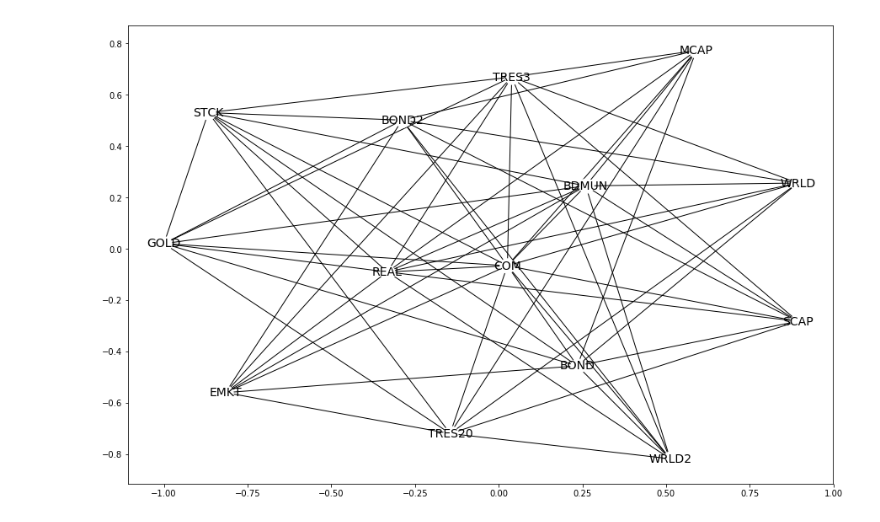
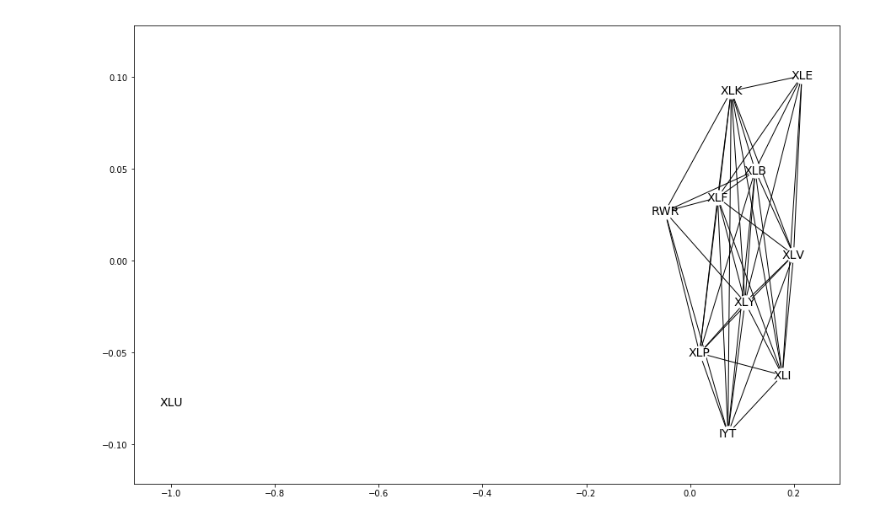
Before and after one commit to fiqureshi1/quantum-graphs-financial-assets, a Jupyter notebook: FQ_DWGraphs_FinData_Tests.ipynb, the cells around one changed output. Saved outputs shown, nothing was run; the diff lists cells and outputs as text; code cells hidden in the pictures.

```diff
--- a/FQ_DWGraphs_FinData_Tests.ipynb
+++ b/FQ_DWGraphs_FinData_Tests.ipynb
@@ -19,16 +19,6 @@ import networkx as nx
 
 # Select a D-Wave system and handle mapping from problem graph to sampler graph
 sampler = EmbeddingComposite(DWaveSampler(solver=dwave_solver, token=api_key))
-# %%
-# Import graph node labels
-node_labels = []
-with open('CryptoSymbols.csv') as f:
-    for line in f.readlines():
-        line = line.rstrip()
-        node_labels.append(line)
-
-# Import correlation data
-corr_matrices = sio.loadmat('P_mat.mat').get('P_mat')
 # %%
 def MakeGraph(corr_mat, node_labels, type):
 
@@ -61,25 +51,40 @@ def MakeGraph(corr_mat, node_labels, type):
 
     return G
 # %%
-node_labels = ['STCK','MCAP','SCAP','TRES3','BOND','TRES20','BOND2','BDMUN','WRLD','WRLD2','EMKT','REAL','COM','GOLD']
-corr_mat_df = pd.read_csv('AssetClasses.csv', header=None, names=node_labels)
-corr_mat = corr_mat_df.values
+# node_labels = ['STCK','MCAP','SCAP','TRES3','BOND','TRES20','BOND2','BDMUN','WRLD','WRLD2','EMKT','REAL','COM','GOLD']
+# corr_mat_df = pd.read_csv('AssetClasses.csv', header=None, names=node_labels)
+# corr_mat = corr_mat_df.values
 
 # node_labels = ['EUR','AUD','BRL','CAD','CNY','DKK','HKD','INR','JPY','KRW','MYR','MXN','NZD','NOK','SGD','ZAR','LKR','SEK','CHF','TWD','TBT','GBP','VEF']
 # corr_mats = sio.loadmat('S_mat_forex.mat').get('S_mat')
 # corr_mat=corr_mats[3000,:,:]
 # #corr_mat_df = pd.DataFrame(corr_mat, header=None, names=node_labels)
 
-thresh = .5
+dataset='sectors'
+corr_mats = np.load(dataset+'_corr.npy')
+dates = np.load(dataset+'_dates.npy')
+nodes = np.load(dataset+'_nodes.npy')
+nodes_descr = np.load(dataset+'_nodes_descr.npy')
+
+# just pick a single corr matrix
+corr_mat=corr_mats[115,:,:]
+
+# threshold corr matrix
+thresh = .3
 corr_mat[(corr_mat>-thresh)&(corr_mat<thresh)]=0
 
-G_type='uncorr'
-G=MakeGraph(corr_mat,node_labels,type=G_type)
+# create graph
+G_type='corr'
+G=MakeGraph(corr_mat,nodes,type=G_type)
 
+# run quantum algo
 #imbalance, bicoloring = dnx.structural_imbalance(G, sampler)
+max_clique = dnx.maximum_clique(G,sampler)
+max_indep = dnx.maximum_independent_set(G,sampler)
 coloring= dnx.min_vertex_coloring(G, sampler)
 
+# draw graph
 fig, ax = plt.subplots(figsize=(15, 10))
 nx.draw_networkx(G,pos=nx.spring_layout(G), font_size=14, node_color='w', ax=ax)
 # %% [output]
-[figure, old version]
+[figure, new version]
```
Also changed, not shown: parts of 7 cells of this notebook, 9 other files.
